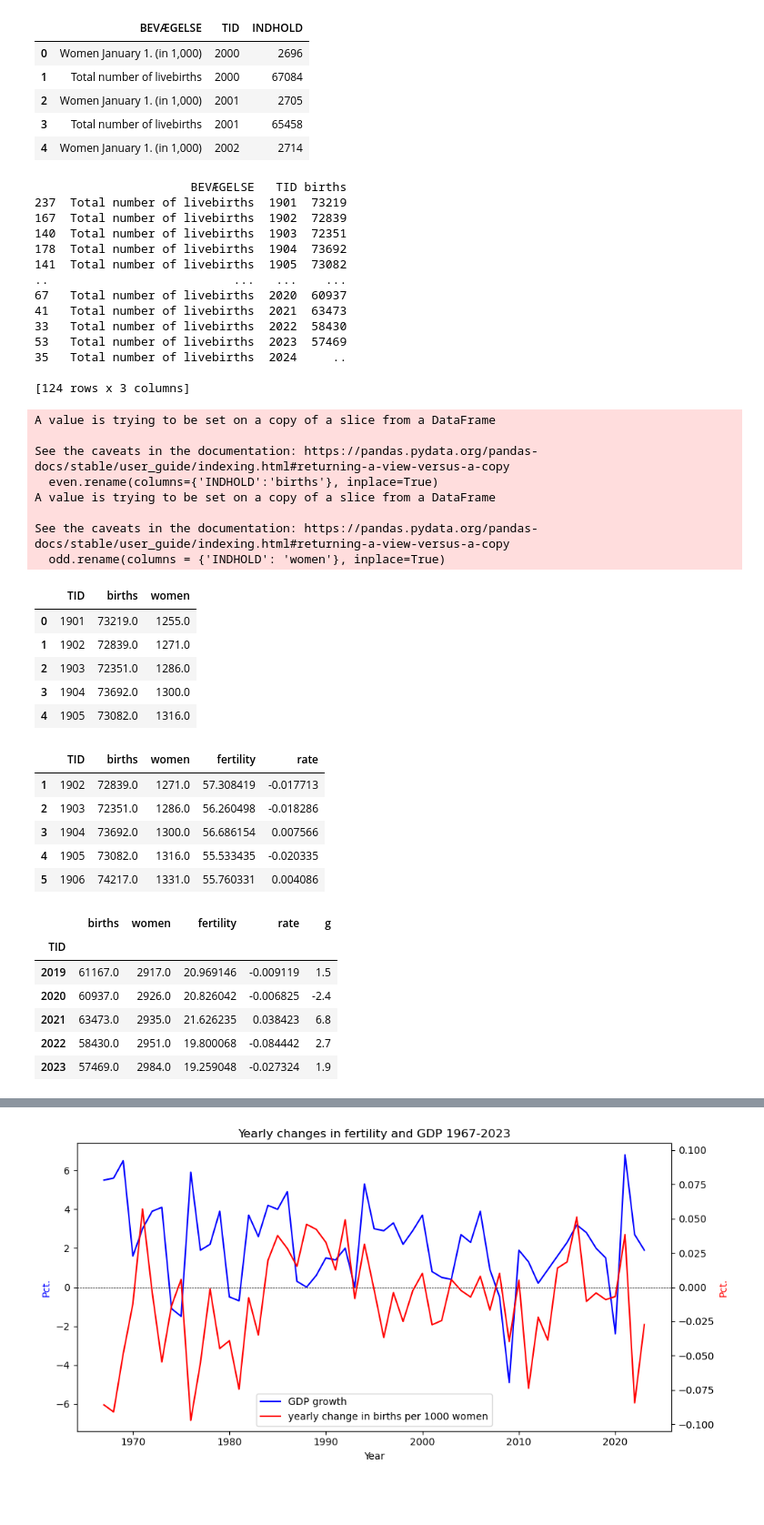
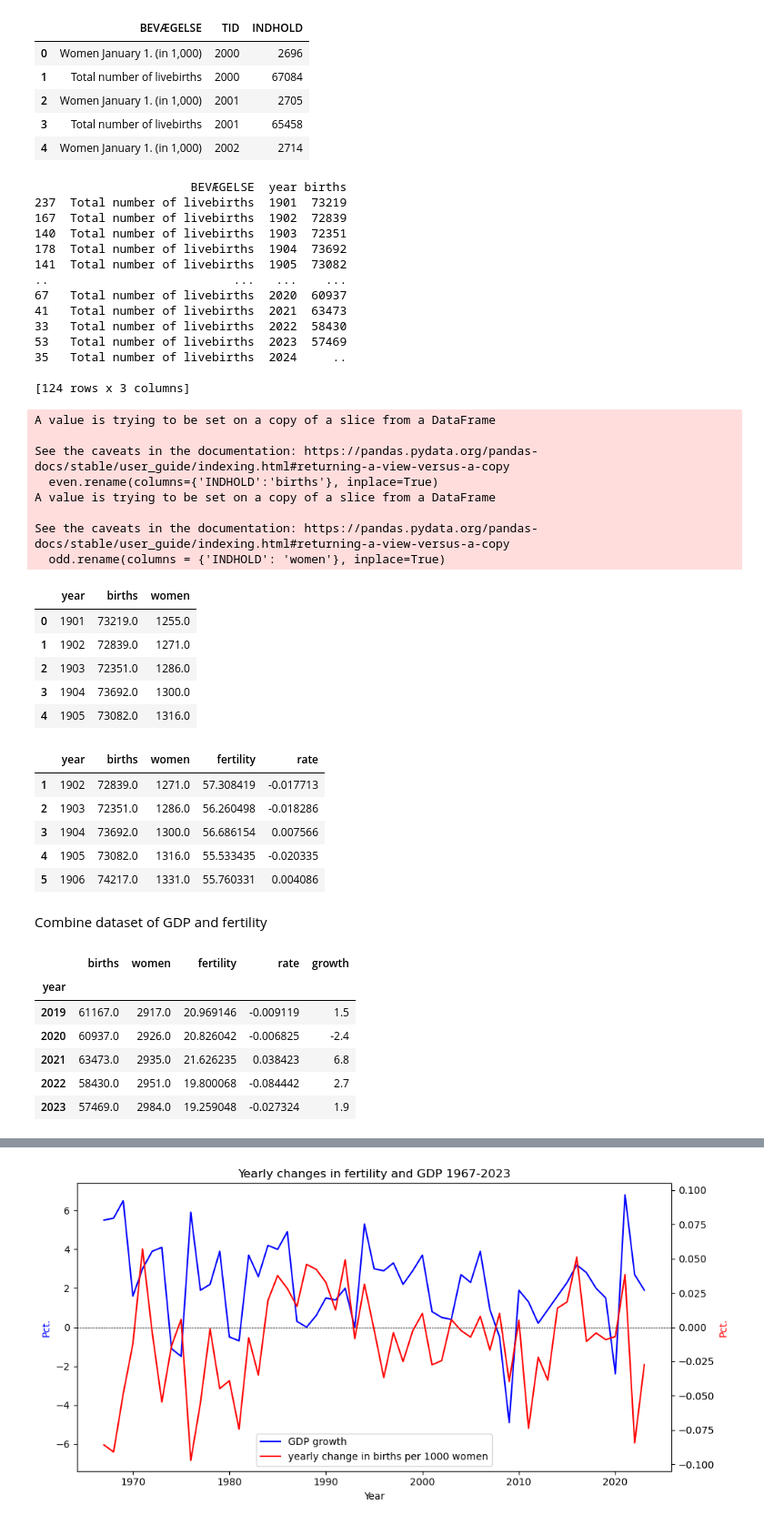
Before and after one commit to NumEconCopenhagen/projects-2024-anne-sofie-ida-anna-livia, a Jupyter notebook: dataproject/dataproject.ipynb, the cells around one changed output, grey strips where cells are left out. Shown: that part at 91% size. Saved outputs shown, nothing was run; the diff lists cells and outputs as text; code cells hidden in the pictures; blank space fills up the shorter version.

```diff
--- a/dataproject/dataproject.ipynb
+++ b/dataproject/dataproject.ipynb
@@ -112,30 +111,31 @@ HIS.head()
 | 3 | Total number of livebirths | 2001 | 65458 |
 | 4 | Women January 1. (in 1,000) | 2002 | 2714 |
 # %%
-# clean and rename dataset on births and amount of women
-
-# a. sort dataset on year and variable
+# Sort dataset on year and variable
 HIS.sort_values(by = ['TID','BEVÆGELSE'], inplace=True)
 
-# b. create subsets of odd and even rows to separate births and amount of women
+# Rename time variable. We rename the column with number of births and women after sorting.
+HIS.rename(columns = {'TID':'year'}, inplace=True)
+
+# Create subsets of odd and even rows to separate births and amount of women
 even = HIS.iloc[::2]
 odd = HIS.iloc[1::2]
 
-# c. rename the column "INDHOLD" to births
+# Rename the column "INDHOLD" to number of births
 even.rename(columns={'INDHOLD':'births'}, inplace=True)
 print(even)
 
-# d. rename the column "INDHOLD" to women
+# Rename the column "INDHOLD" to number of women
 odd.rename(columns = {'INDHOLD': 'women'}, inplace=True)
 
-# e. merge the subsets on year
-res = pd.merge(even, odd, how='inner', on=['TID'])
+# Merge the subsets on year
+res = pd.merge(even, odd, how='inner', on=['year'])
 
-# f. drop descriptive columns
+# Drop the irrelevant descriptive columns
 drop = ['BEVÆGELSE_x', 'BEVÆGELSE_y']
 res.drop(drop,axis=1,inplace=True)
 
-# g. drop missing entries
+# Drop missing entries
 res = res.dropna()
 I = res.loc[res.births == '..']
 res.drop(I.index, inplace=True)
@@ -148,7 +148,7 @@ res['women'] = res['women'].astype('float')
 
 res.head()
 # %% [output]
-                      BEVÆGELSE   TID births
+                      BEVÆGELSE  year births
 237  Total number of livebirths  1901  73219
 167  Total number of livebirths  1902  72839
 140  Total number of livebirths  1903  72351
@@ -170,41 +170,43 @@ A value is trying to be set on a copy of a slice from a DataFrame
 
 See the caveats in the documentation: https://pandas.pydata.org/pandas-docs/stable/user_guide/indexing.html#returning-a-view-versus-a-copy
   odd.rename(columns = {'INDHOLD': 'women'}, inplace=True)
-|  | TID | births | women |
+|  | year | births | women |
 | 0 | 1901 | 73219.0 | 1255.0 |
 | 1 | 1902 | 72839.0 | 1271.0 |
 | 2 | 1903 | 72351.0 | 1286.0 |
 | 3 | 1904 | 73692.0 | 1300.0 |
 | 4 | 1905 | 73082.0 | 1316.0 |
 # %%
-# a. calculate fertility as births per 1000 women in a new column
+# Calculate fertility as births per 1000 women in a new column
 res['fertility'] = res['births']/res['women']
 
-# b. calculate yearly change in fertility in a new column
+# Calculate yearly change in fertility in a new column
 res['rate'] = res['fertility'].pct_change()
 
-# remove NaN
+# Remove NaN
 res = res.dropna()
 res.head()
 # %% [output]
-|  | TID | births | women | fertility | rate |
+|  | year | births | women | fertility | rate |
 | 1 | 1902 | 72839.0 | 1271.0 | 57.308419 | -0.017713 |
 | 2 | 1903 | 72351.0 | 1286.0 | 56.260498 | -0.018286 |
 | 3 | 1904 | 73692.0 | 1300.0 | 56.686154 | 0.007566 |
 | 4 | 1905 | 73082.0 | 1316.0 | 55.533435 | -0.020335 |
 | 5 | 1906 | 74217.0 | 1331.0 | 55.760331 | 0.004086 |
+# %% [markdown]
+Combine dataset of GDP and fertility
 # %%
 #join the two datasets
 
-# a. merge on year
-inner = pd.merge(res,BNP, how = 'inner', on = ['TID'])
+# Merge on year
+inner = pd.merge(res,BNP, how = 'inner', on = ['year'])
 
-# set index to year instead of 0, 1 ...
-inner = inner.set_index('TID')
+# Set index to year instead of 0, 1 ...
+inner = inner.set_index('year')
 inner.tail()
 # %% [output]
-|  | births | women | fertility | rate | g |
-| TID |  |  |  |  |  |
+|  | births | women | fertility | rate | growth |
+| year |  |  |  |  |  |
 | 2019 | 61167.0 | 2917.0 | 20.969146 | -0.009119 | 1.5 |
 | 2020 | 60937.0 | 2926.0 | 20.826042 | -0.006825 | -2.4 |
 | 2021 | 63473.0 | 2935.0 | 21.626235 | 0.038423 | 6.8 |
```
Also changed, not shown: parts of 19 cells of this notebook, 1 other file.
